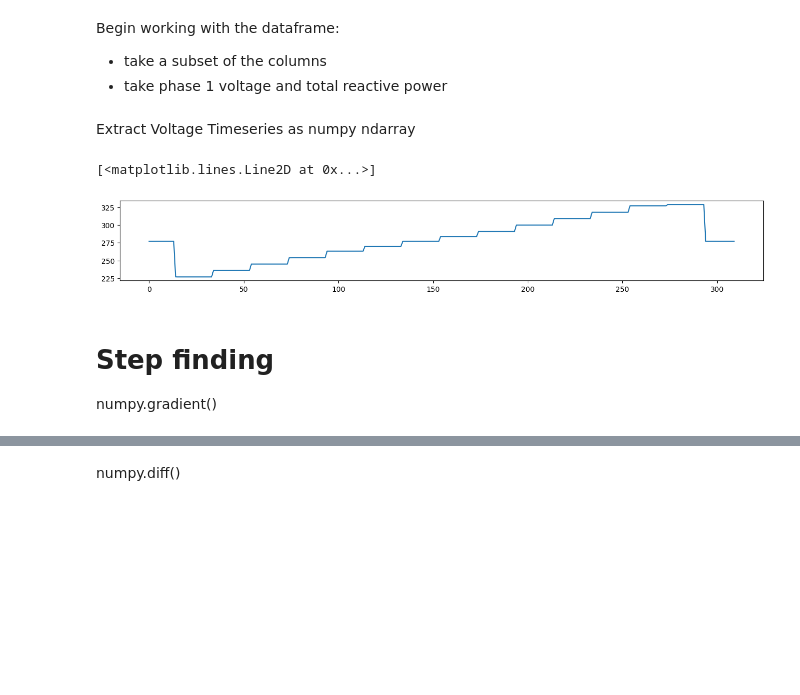
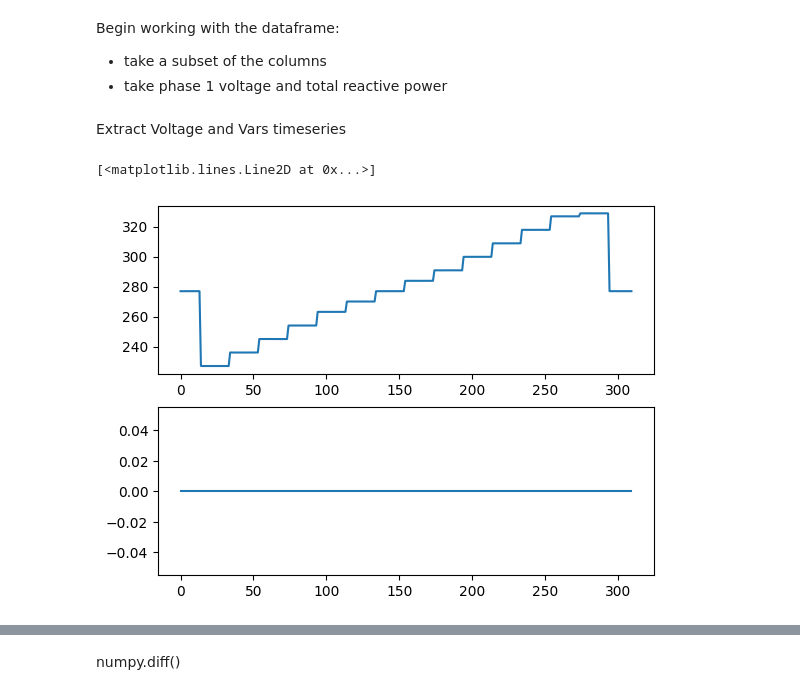
Before and after one commit to elco5/pandas, a Jupyter notebook: wt_viewer.ipynb, the cells around one changed output, grey strips where cells are left out. Cells and saved outputs as stored; diff of their text form; code cells hidden in the pictures; blank space fills up the shorter version.

```diff
--- a/wt_viewer.ipynb
+++ b/wt_viewer.ipynb
@@ -24,16 +22,17 @@ Begin working with the dataframe:
 df_cols_1_2 = df[['U-1-Total','Q-SigmaA-Total']]
 df_VQ = df_cols_1_2.rename(columns= {"U-1-Total":"V1","Q-SigmaA-Total":"Q_total"})
 # df_VQ.head(3)
-# %% [markdown]
-Extract Voltage Timeseries as numpy ndarray
+# %% [markdown]
+Extract Voltage and Vars timeseries
 # %%
 vs = df_VQ['V1'].to_numpy(dtype=float, copy=True)   # Voltage Timeseries
-
-plt.figure(figsize=(16,2))
-plt.plot(vs)
+vq = df_VQ['Q_total'].to_numpy(dtype=float, copy=True)   # Var Timeseries
-# %% [output]
-[<matplotlib.lines.Line2D at 0x...>]
-[figure, removed]
-# %% [markdown]
-# Step finding
-numpy.gradient()
+# %%
+
+# https://matplotlib.org/stable/api/_as_gen/matplotlib.pyplot.subplots.html#matplotlib.pyplot.subplots
+fig, (ax1, ax2) = plt.subplots(2, 1)
+ax1.figsize=(16,2); ax2.figsize=(16,2)
+ax1.plot(vs); ax2.plot(vq)
+# %% [output]
+[<matplotlib.lines.Line2D at 0x...>]
+[figure, added]
```
Also changed, not shown: parts of 15 cells of this notebook, 1 other file.
